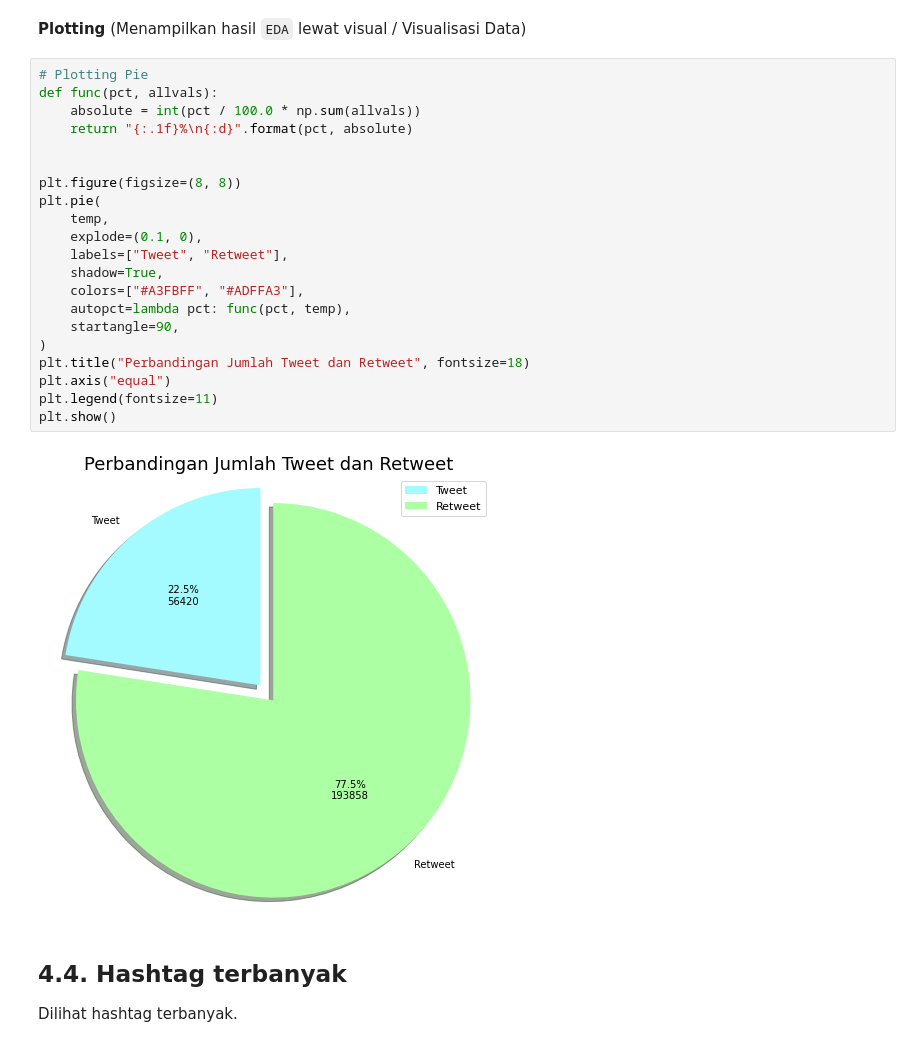
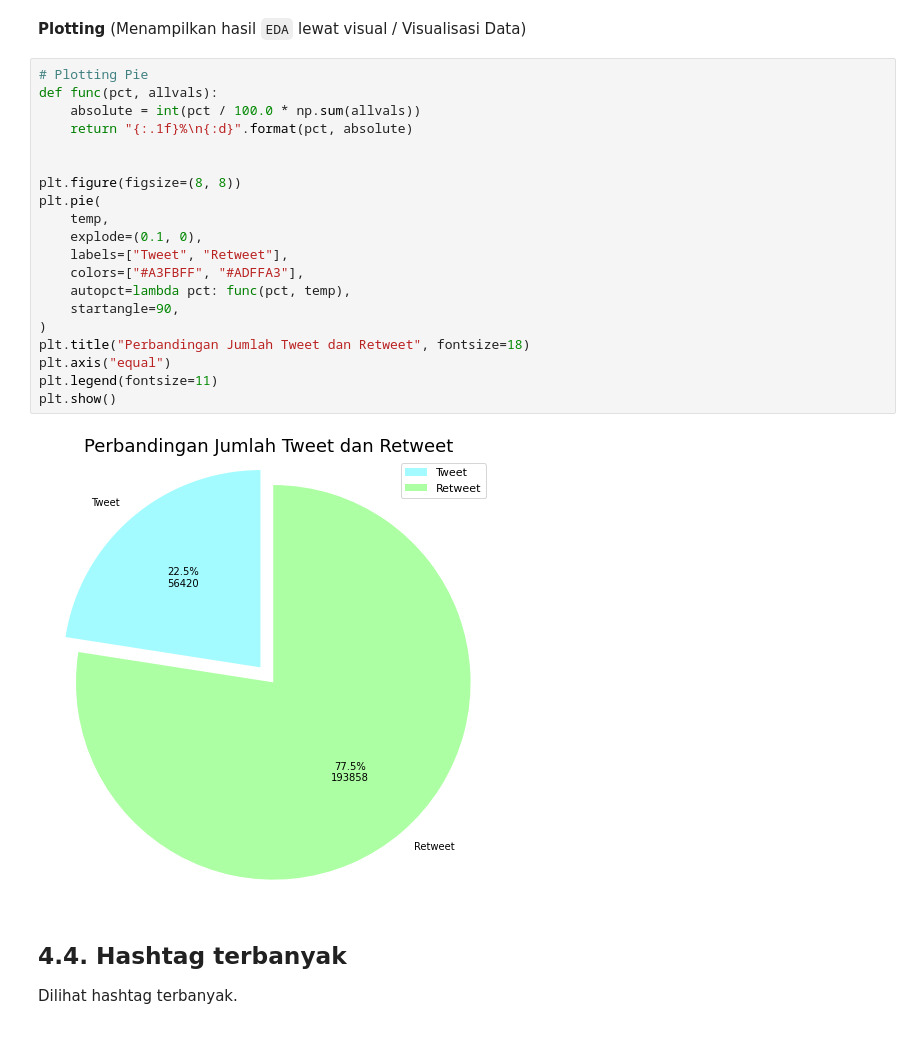
Before and after one commit to Hyuto/Analisis-Sentimen-Corona-DKI-Jakarta, a Jupyter notebook: notebook/ADE.ipynb, the cells around one changed output. Cells and saved outputs as stored; diff of their text form.

```diff
--- a/notebook/ADE.ipynb
+++ b/notebook/ADE.ipynb
@@ -136,26 +136,25 @@ temp = r_stat.values
 # %%
 # Plotting Pie
 def func(pct, allvals):
     absolute = int(pct / 100.0 * np.sum(allvals))
     return "{:.1f}%\n{:d}".format(pct, absolute)
 
 
 plt.figure(figsize=(8, 8))
 plt.pie(
     temp,
     explode=(0.1, 0),
     labels=["Tweet", "Retweet"],
-    shadow=True,
     colors=["#A3FBFF", "#ADFFA3"],
     autopct=lambda pct: func(pct, temp),
     startangle=90,
 )
 plt.title("Perbandingan Jumlah Tweet dan Retweet", fontsize=18)
 plt.axis("equal")
 plt.legend(fontsize=11)
 plt.show()
 # %% [output]
-[figure, old version]
+[figure, new version]
 # %% [markdown]
 ## 4.4. Hashtag terbanyak
 
```
Also changed, not shown: parts of 3 cells of this notebook, 17 other files.
